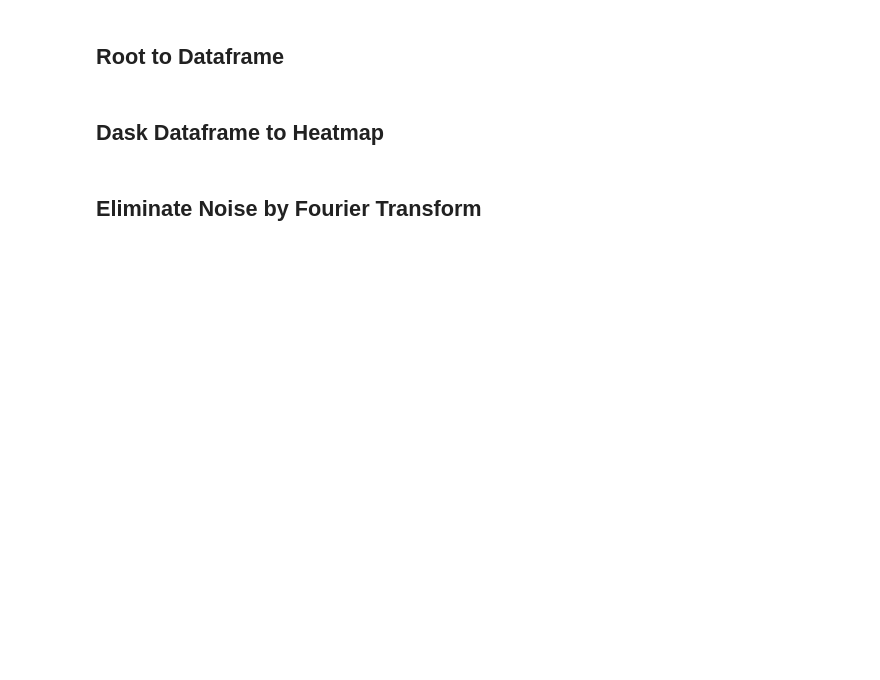
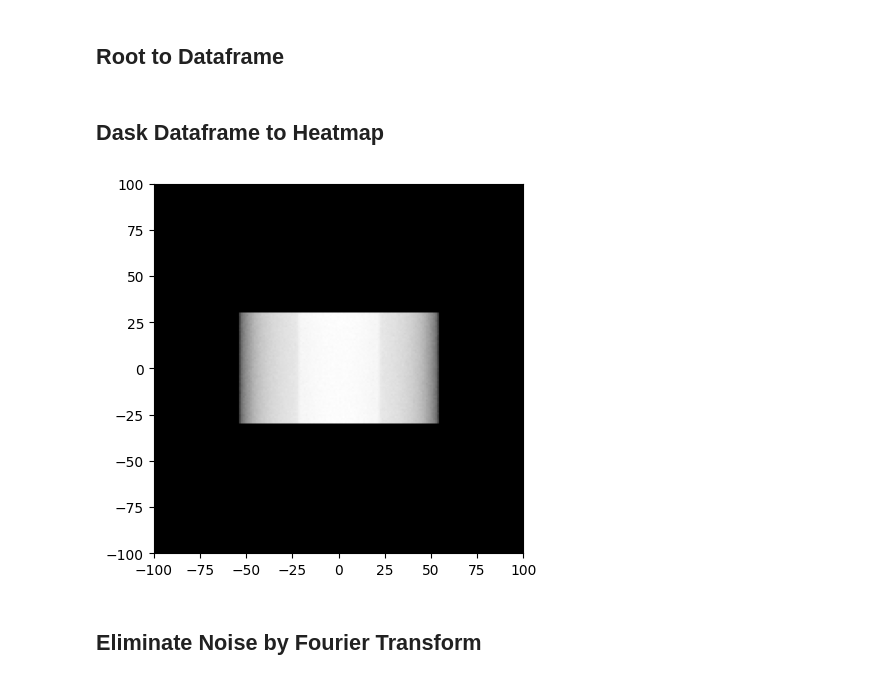
Before and after one commit to miguelcomett/G4_IFI-Team_2024, a Jupyter notebook: miguelcomett/Radiography_Processing.ipynb, the cells around one changed output. Saved outputs shown, nothing was run; the diff lists cells and outputs as text; code cells hidden in the pictures; blank space fills up the shorter version.

```diff
--- a/miguelcomett/Radiography_Processing.ipynb
+++ b/miguelcomett/Radiography_Processing.ipynb
@@ -118,46 +132,48 @@ import numpy as np
 import dask.array as da
 import dask.dataframe as dd
 
-def heatmap_array_dask(dataframe, x_branch, y_branch, size, num, save_as):
-
-    x_data = dataframe[x_branch].to_dask_array(lengths=True).compute()
-    y_data = dataframe[y_branch].to_dask_array(lengths=True).compute()
+def heatmap_array_dask(x_data, y_data, size, num, save_as):
 
     set_bins = np.arange(-size, size + 1, size/num)
     heatmap, x_edges, y_edges = np.histogram2d(x_data, y_data, bins = [set_bins, set_bins])
     heatmap = heatmap.T
-    # print(heatmap.shape)
 
     row = len(set_bins) // 2
     normal_map = 1 - heatmap / np.max(heatmap)
-    # plt.plot(normal_map[:][row])
-    maxi = np.max(normal_map[:5])
-    maxi = maxi * 1.2
-    print('altura de ruido:', round(maxi, 4))
+
+    columns = heatmap.shape[1]
+    column_i = int(columns * 0.1)
+    column_j = int(columns * 0.9)
+
+    rows = heatmap.shape[0]
+    row_i = int(rows * 0.01)
+    row_j = int(rows * 0.1)
+
+    maxi = np.max(normal_map[row_i:row_j, column_i:column_j])
+    maxi = maxi * 1.15
+    # print('altura de ruido:', round(maxi, 4))
+
     normal_map[normal_map < maxi] = 0
 
     # plt.figure(figsize=(10, 4))
     # plt.subplot(1, 2, 1)
     # plt.imshow(normal_map, cmap='gray', extent = [x_edges[0], x_edges[-1], y_edges[0], y_edges[-1]])
     # plt.subplot(1, 2, 2)
-    # plt.plot(normal_map[:][row])
+    # plt.plot(normal_map[:][110])
 
     plt.imshow(normal_map, cmap='gray', extent = [x_edges[0], x_edges[-1], y_edges[0], y_edges[-1]])
-    plt.savefig('Results/' + save_as, dpi = 900)
+    if save_as != '': plt.savefig('Results/' + save_as + '.jpg', dpi = 900)
 
     return normal_map, x_edges, y_edges
 # %%
-data = dataframe
+size = 100
+bins = 100
 
-x_branch = "X_axis"
-y_branch = 'Y_axis'
+save_as = ''
 
-size = 100
-bins = 80
-
-save_as = '1.jpg'
-
-htmp_array, xlim, ylim = heatmap_array_dask(data, x_branch, y_branch, size, bins, save_as)
+htmp_array, xlim, ylim = heatmap_array_dask(x_data, y_data, size, bins, save_as)
+# %% [output]
+[figure, added]
 # %% [markdown]
 ## Eliminate Noise by Fourier Transform
 # %%
```
Also changed, not shown: parts of 6 cells of this notebook, 2 other files.
